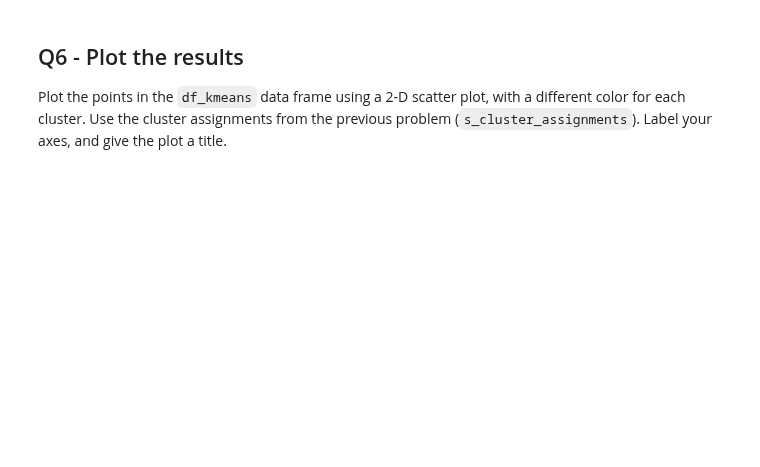
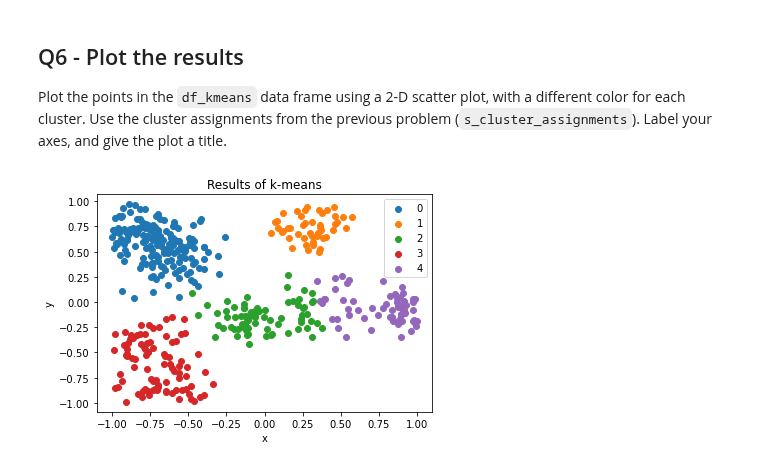
Before and after one commit to alex-chiu/CS329E-Data-Analytics, a Jupyter notebook: HW8/CS329E_HW8.ipynb, the cells around one changed output. Saved outputs shown, nothing was run; the diff lists cells and outputs as text; code cells hidden in the pictures; blank space fills up the shorter version.

```diff
--- a/HW8/CS329E_HW8.ipynb
+++ b/HW8/CS329E_HW8.ipynb
@@ -86,3 +136,14 @@ def compute_centroids( df_data, s_centroid_assignment ):
+# %%
+def compute_centroids( df_data, s_centroid_assignment ):
+    k=s_centroid_assignment.nunique()
+    new_cent = pd.DataFrame(columns = ["x","y"],index = range(k))
+    #print(new_cent)
+    for i in range(k):
+        df_slice = df_data[s_centroid_assignment == i]
+        new_cent.iloc[i].x=(df_slice["x"].mean())
+        new_cent.iloc[i].y=(df_slice["y"].mean())
+    return new_cent
+    # your code here
 # %%
 # Test it out
 df_new_centroids = compute_centroids( df_kmeans, s_centroid_assignment)
@@ -93,6 +163,7 @@ df_new_centroids
 The stopping criterion for k-means is when our centroids have not moved since the last iteration.  Write a function `compare_centroids` that is given 2 centroid data frames, `df_centroid_a`, and `df_centroid_b` as parameters and returns `True` or `False` indicating if the centroids at each unique index in the data frame are equal. Use the [equals](https://pandas.pydata.org/pandas-docs/stable/reference/api/pandas.Series.equals.html) method to compare equality of pandas Series objects.
 # %%
 def compare_centroids( df_centroid_a, df_centroid_b ):
+    return df_centroid_a.equals(df_centroid_b)
     # your code here
 # %%
 # Test it out, should print True followed by False
@@ -108,3 +179,16 @@ def k_means( df_data, k ):
+# %%
+def k_means( df_data, k ):
+    df_centroids = init_centroids( df_data, k)
+    sameCent=False;
+    while sameCent==False:
+        s_centroid_assignment = assign_to_centroid( df_data, df_centroids )
+        df_new_centroids = compute_centroids( df_data, s_centroid_assignment)
+        sameCent=compare_centroids( df_new_centroids, df_centroids )
+        df_centroids=df_new_centroids
+        #print(df_centroids)
+    return s_centroid_assignment
+
+    # your code here
 # %%
 # Call k_means with k = 5 to test
 s_cluster_assignment = k_means( df_kmeans, 5)
@@ -119,0 +207,16 @@ Plot the points in the `df_kmeans` data frame using a 2-D scatter plot, with a d
+# %%
+# Plot each cluster
+
+k = s_cluster_assignment.nunique()
+for i in range(k):
+    df_slice = df_kmeans[s_cluster_assignment == i]
+
+    plt.scatter(df_slice.x,df_slice.y)
+plt.legend(range(k))
+plt.xlabel("x")
+plt.ylabel("y")
+plt.title("Results of k-means")
+plt.show()
+# your code here
+# %% [output]
+[figure, added]
```
Also changed, not shown: parts of 12 cells of this notebook.
